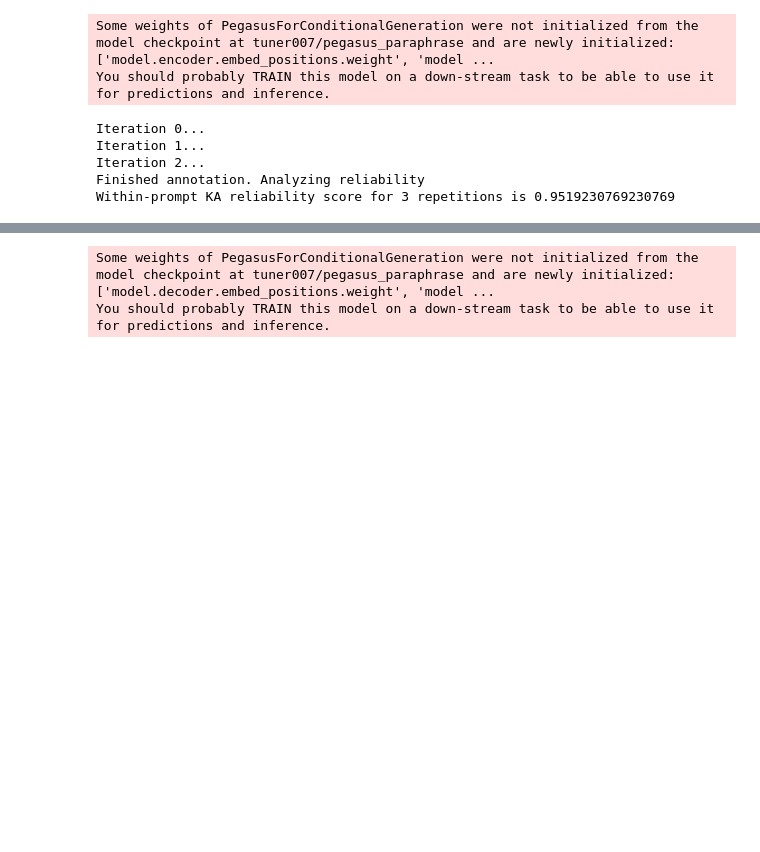
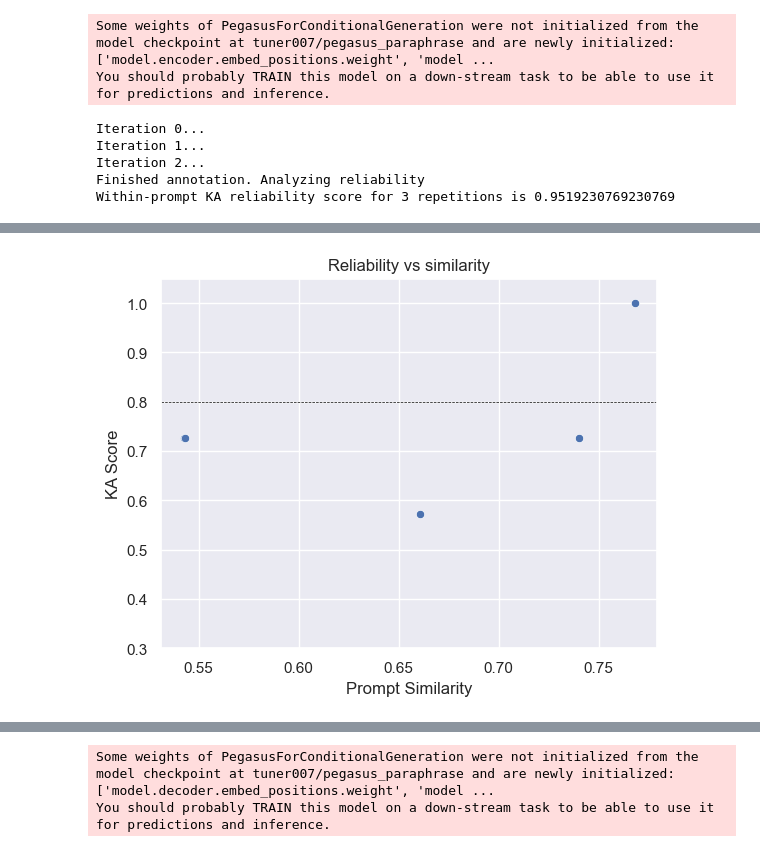
Before and after one commit to cjbarrie/promptstability, a Jupyter notebook: notebooks/manisfestos class.ipynb, the cells around one changed output, grey strips where cells are left out. Drawn from its saved outputs; the diff is of its cells as text; code cells hidden in the pictures; blank space fills up the shorter version.

Commit message:
adding interactive plot in TestTest

```diff
--- a/notebooks/manisfestos class.ipynb
+++ b/notebooks/manisfestos class.ipynb
@@ -646,0 +656,12 @@ NameError: name 'rel_by_sim' is not defined
+# %%
+sns.set()
+sns.scatterplot(x=rel_vs_sim['similarity'], y= rel_vs_sim['KA'])
+#plt.scatter(rel_vs_sim['similarity'], rel_vs_sim['KA'])
+plt.xlabel('Prompt Similarity')
+plt.ylabel('KA Score')
+plt.title('Reliability vs similarity')
+plt.ylim(0.3, 1.05)
+plt.axhline(y=0.80, color='black', linestyle='--', linewidth=.5)
+plt.show()
+# %% [output]
+[figure, added]
```
Also changed, not shown: parts of 5 cells of this notebook.
